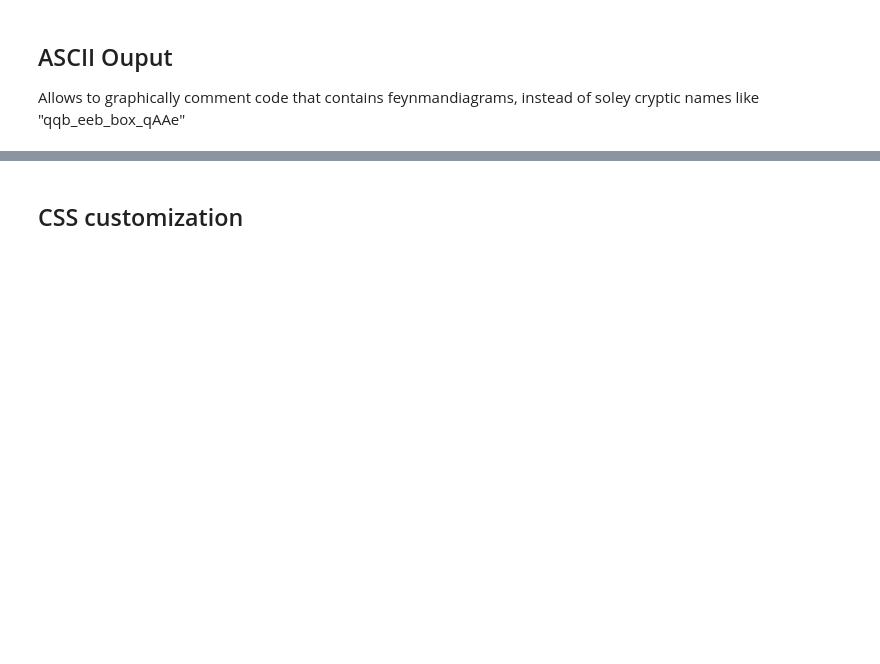
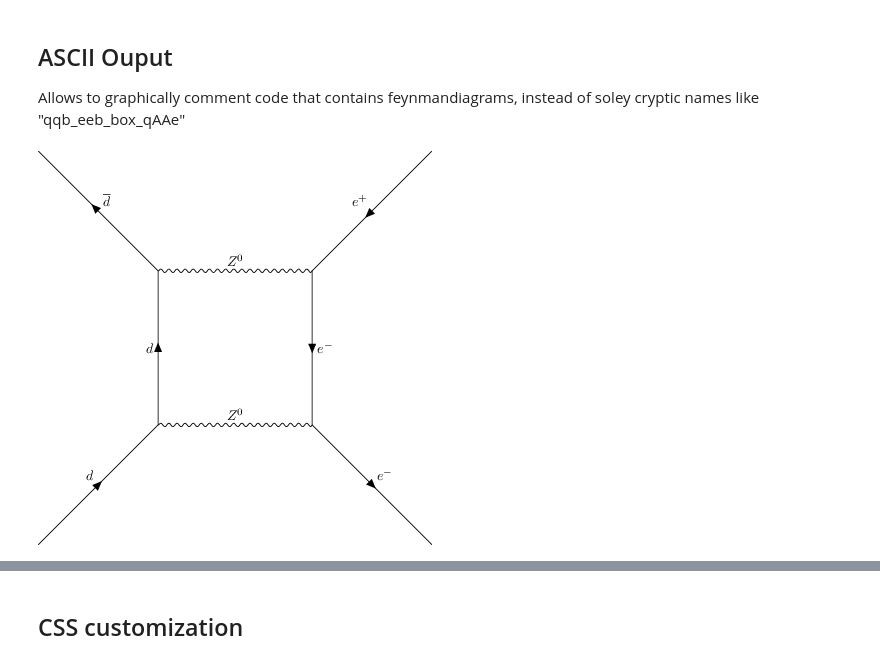
Before and after one commit to APN-Pucky/pyhep-2023, a Jupyter notebook: pyfeyn2.ipynb, the cells around one changed output, grey strips where cells are left out. Saved outputs shown, nothing was run; the diff lists cells and outputs as text; code cells hidden in the pictures; blank space fills up the shorter version.

```diff
--- a/pyfeyn2.ipynb
+++ b/pyfeyn2.ipynb
@@ -95,3 +170,22 @@ from smpl_io import io
 ## ASCII Ouput
 
 Allows to graphically comment code that contains feynmandiagrams, instead of soley cryptic names like "qqb_eeb_box_qAAe"
+# %%
+fd = FeynmanDiagram().add(
+    v1 := Vertex(),
+    v2 := Vertex(),
+    v3 := Vertex(),
+    v4 := Vertex(),
+    Propagator(pdgid=23).connect(v1,v2),
+    Propagator(pdgid=1).connect(v1,v4),
+    Propagator(pdgid=23).connect(v4,v3),
+    Propagator(pdgid=11).connect(v3,v2),
+    Leg(pdgid=1,target=v1.id).with_incoming(),
+    Leg(pdgid=-1,target=v4.id).with_incoming(),
+    Leg(pdgid=11,target=v2.id).with_outgoing(),
+    Leg(pdgid=-11,target=v3.id).with_outgoing(),
+)
+
+fd
+# %% [output]
+[figure, added]
```
Also changed, not shown: parts of 19 cells of this notebook, 2 other files.
